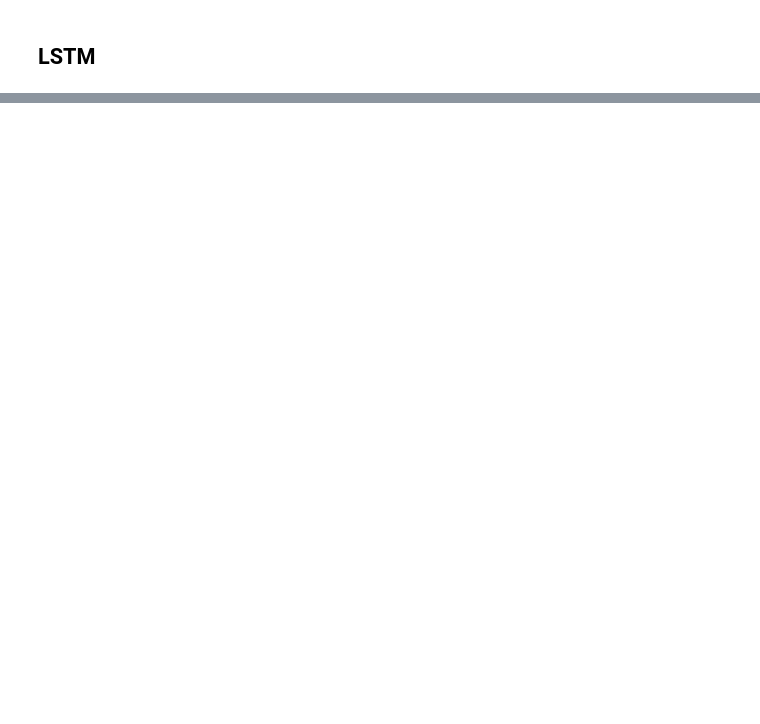
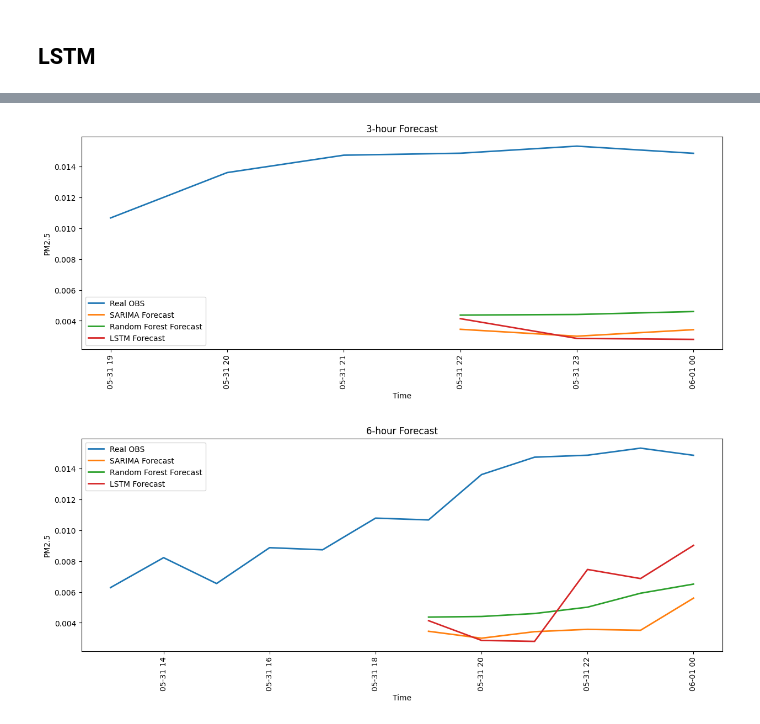
Before and after one commit to Hoang-Trung-Le/nowcasting_framework, a Jupyter notebook: src/models/nowcasting_model.ipynb, the cells around one changed output, grey strips where cells are left out. Drawn from its saved outputs; the diff is of its cells as text; code cells hidden in the pictures; blank space fills up the shorter version.

Commit message:
updated nowcasting models

```diff
--- a/src/models/nowcasting_model.ipynb
+++ b/src/models/nowcasting_model.ipynb
@@ -86,9 +132,9 @@ print(f"Random Forest 6-hour RMSE: {rf_rmse_6h}, MAE: {rf_mae_6h}")
 # %% [markdown]
 ## LSTM
 # %%
-import tensorflow as tf
-from tensorflow.keras.models import Sequential
-from tensorflow.keras.layers import LSTM, Dense
+# import tensorflow as tf
+# from tensorflow.keras.models import Sequential
+# from tensorflow.keras.layers import LSTM, Dense
 
 
 # Prepare data for LSTM model
@@ -100,7 +146,7 @@ def create_sequences(data, seq_length):
     return np.array(X), np.array(y)
 
 
-seq_length = 24  # Use 24 hours of data to predict the next value
+seq_length = 12  # Use 24 hours of data to predict the next value
 X_train, y_train = create_sequences(train["PM2.5"].values, seq_length)
 X_test, y_test = create_sequences(test["PM2.5"].values, seq_length)
 
@@ -115,15 +161,15 @@ lstm_model = Sequential(
 lstm_model.compile(optimizer="adam", loss="mse")
 
 # Train LSTM model
-lstm_model.fit(X_train, y_train, epochs=10, batch_size=32)
+lstm_model.fit(X_train, y_train, epochs=50, batch_size=32)
 
 # Forecast for 3-hour and 6-hour intervals
 lstm_forecast_3h = lstm_model.predict(X_test[:3])
 lstm_forecast_6h = lstm_model.predict(X_test[:6])
 
 # Evaluate LSTM model
-lstm_rmse_3h, lstm_mae_3h = evaluate_forecast(y_test, lstm_forecast_3h)
-lstm_rmse_6h, lstm_mae_6h = evaluate_forecast(y_test, lstm_forecast_6h)
+lstm_rmse_3h, lstm_mae_3h, lstm_r2_3h, lstm_pearsonr_3h = evaluate_forecast(y_test, lstm_forecast_3h)
+lstm_rmse_6h, lstm_mae_6h, lstm_r2_6h, lstm_pearsonr_6h = evaluate_forecast(y_test, lstm_forecast_6h)
 
-print(f"LSTM 3-hour RMSE: {lstm_rmse_3h}, MAE: {lstm_mae_3h}")
-print(f"LSTM 6-hour RMSE: {lstm_rmse_6h}, MAE: {lstm_mae_6h}")
+print(f"LSTM 3-hour RMSE: {lstm_rmse_3h}, MAE: {lstm_mae_3h}, R²: {lstm_r2_3h}, Pearson's r: {lstm_pearsonr_3h}")
+print(f"LSTM 6-hour RMSE: {lstm_rmse_6h}, MAE: {lstm_mae_6h}, R²: {lstm_r2_6h}, Pearson's r: {lstm_pearsonr_6h}")
@@ -223,0 +215,38 @@ LSTM RMSE: 28.797940286961754, MAE: 24.815364379986605
+# %%
+import matplotlib.pyplot as plt
+
+def plot_forecasts(data, forecasts, pred_length, title):
+    plt.figure(figsize=(15, 5))
+    plt.plot(data.index[-(len(forecasts['SARIMA']) + pred_length):], data['PM2.5'].values[-(len(forecasts['SARIMA']) + pred_length):], label='Real OBS', linewidth=2)
+
+    for name, forecast in forecasts.items():
+        if isinstance(forecast, pd.Series):
+            forecast = forecast.values
+        plt.plot(data.index[-len(forecast):], forecast, markersize=10, label=f'{name} Forecast', linewidth=2)
+
+    plt.xticks(rotation=90)
+    plt.title(title)
+    plt.xlabel('Time')
+    plt.ylabel('PM2.5')
+    plt.legend()
+    plt.show()
+
+# Forecast dictionary for plotting
+forecasts_3h = {
+    'SARIMA': sarima_forecast_3h,
+    'Random Forest': rf_forecast_3h,
+    'LSTM': lstm_forecast_3h
+}
+
+forecasts_6h = {
+    'SARIMA': sarima_forecast_6h,
+    'Random Forest': rf_forecast_6h,
+    'LSTM': lstm_forecast_6h
+}
+
+# Plot the forecast results
+plot_forecasts(test, forecasts_3h, 3, '3-hour Forecast')
+plot_forecasts(test, forecasts_6h, 6, '6-hour Forecast')
+# %% [output]
+[figure, added]
+[figure, added]
```
Also changed, not shown: parts of 8 cells of this notebook, 7 other files.
